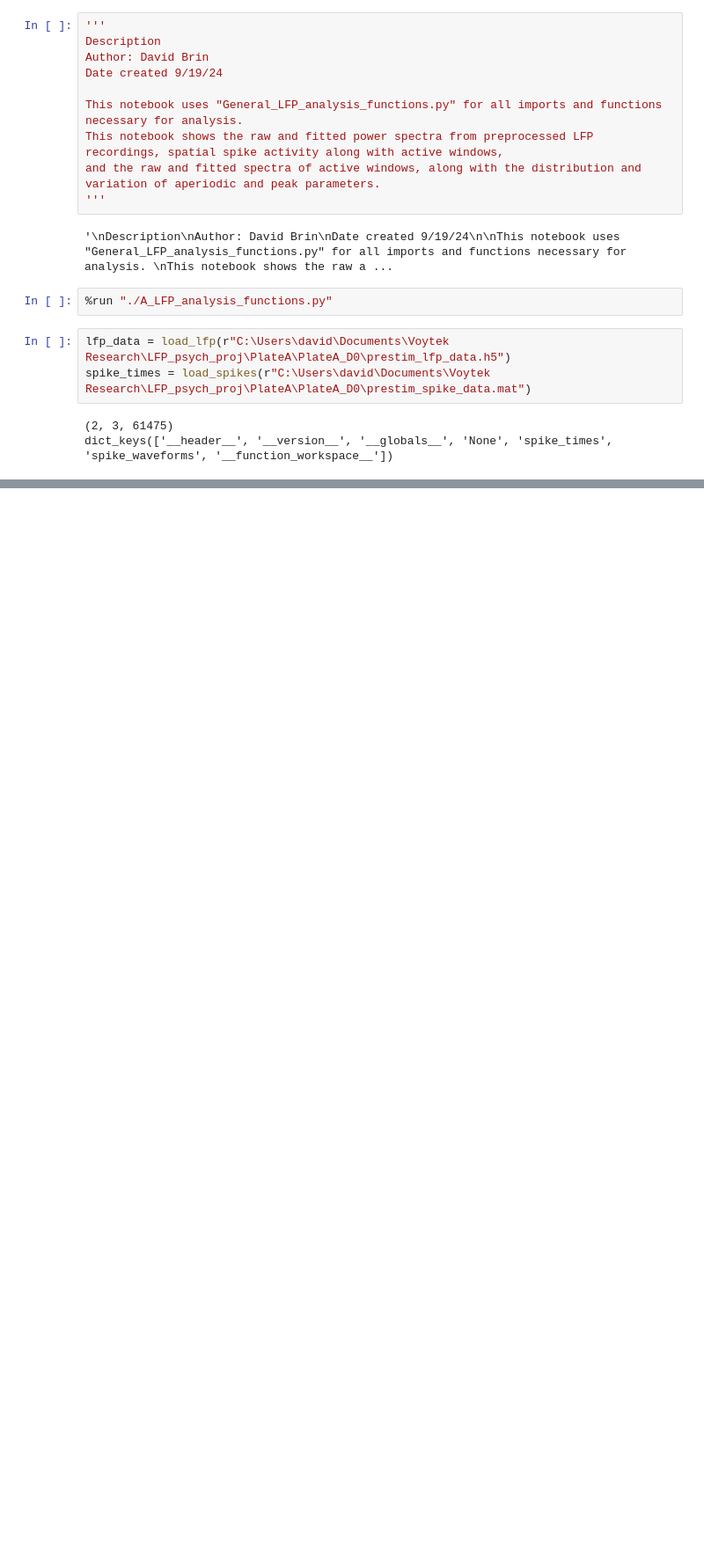
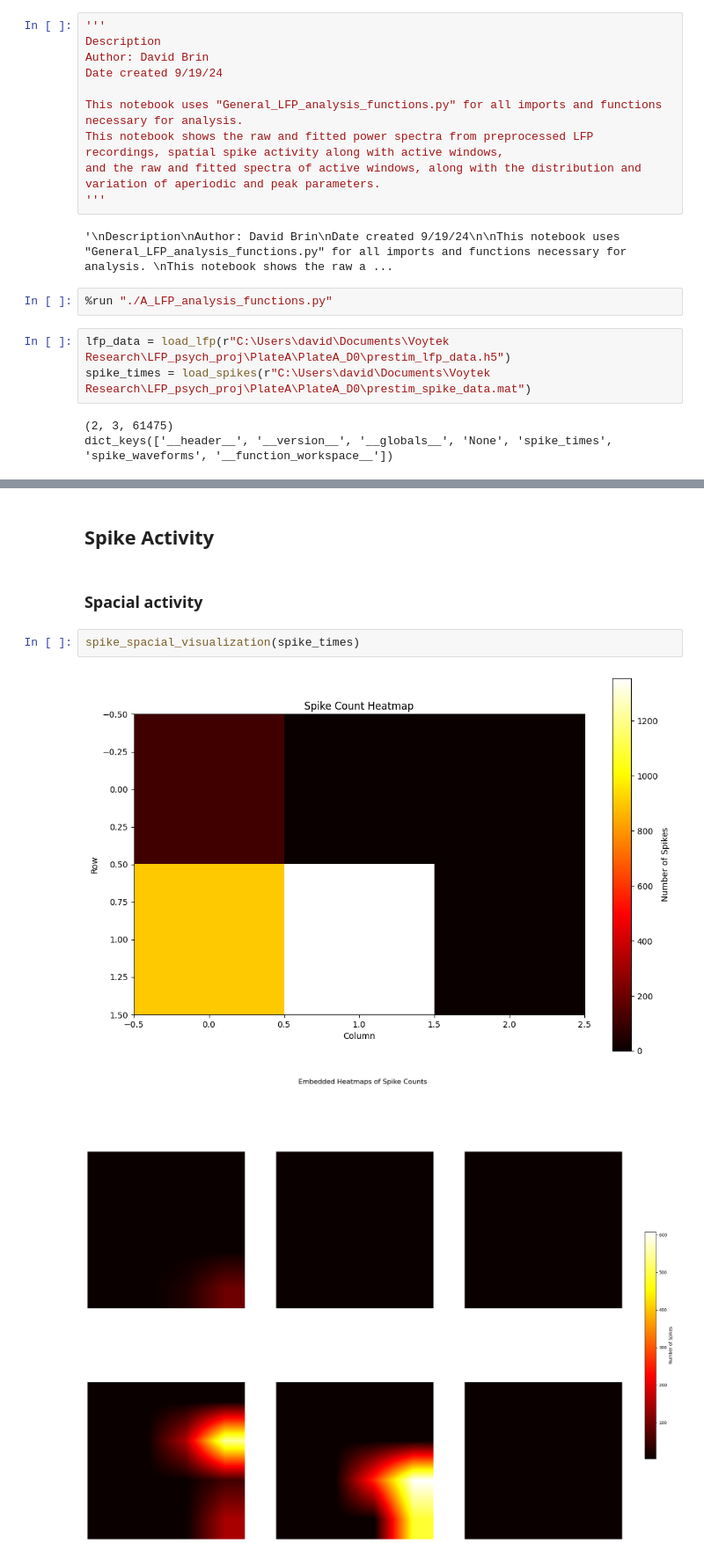
Before and after one commit to bcmartinb/psychedelic_organoids, a Jupyter notebook: PlateA/PlateA-prestim.ipynb, the cells around one changed output, grey strips where cells are left out. Shown at 88% size. Saved outputs shown, nothing was run; the diff lists cells and outputs as text; blank space fills up the shorter version.

```diff
--- a/PlateA/PlateA-prestim.ipynb
+++ b/PlateA/PlateA-prestim.ipynb
@@ -25,0 +27,9 @@ NameError: name 'fs_ds' is not defined
+# %% [markdown]
+## Spike Activity
+# %% [markdown]
+### Spacial activity
+# %%
+spike_spacial_visualization(spike_times)
+# %% [output]
+[figure, added]
+[figure, added]
```
Also changed, not shown: parts of 16 cells of this notebook, 1 other file.
